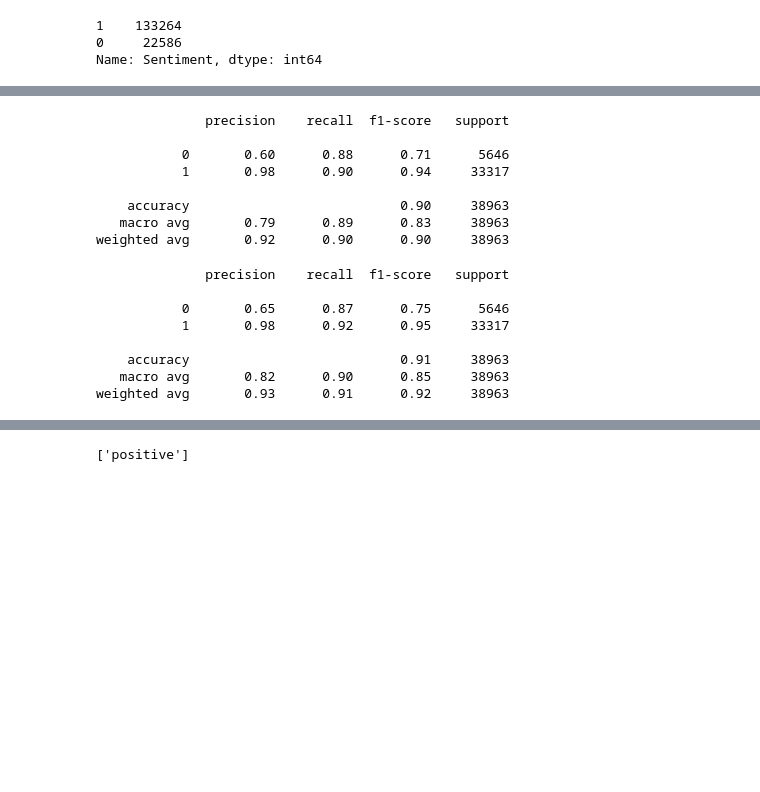
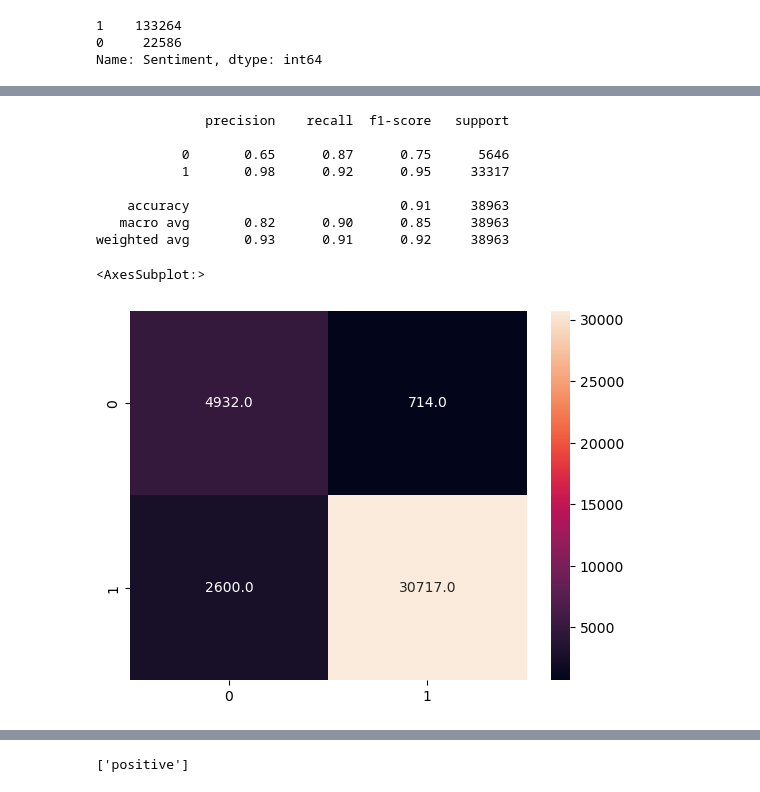
Before and after one commit to The-DigitalAcademy/FlipKart_NLP, a Jupyter notebook: Product_Review.ipynb, the cells around one changed output, grey strips where cells are left out. Saved outputs shown, nothing was run; the diff lists cells and outputs as text; code cells hidden in the pictures; blank space fills up the shorter version.

```diff
--- a/Product_Review.ipynb
+++ b/Product_Review.ipynb
@@ -378,46 +368,28 @@ weighted avg       0.89      0.80      0.82     38963
 # %%
-from sklearn.naive_bayes import MultinomialNB
+from sklearn.linear_model import LogisticRegression
 
 clf = Pipeline([
     ('vectorizer_tfidf', TfidfVectorizer()),
     ('SMOTE', SMOTE(random_state=42)),
-    ('Naive Bayes', MultinomialNB())
+    ('Logistic Regression', LogisticRegression(max_iter=1000))
 ])
-
 clf.fit(X_train, y_train)
 y_pred = clf.predict(X_test)
 
 print(classification_report(y_test, y_pred))
+cm = confusion_matrix(y_test, y_pred)
+sns.heatmap(cm,annot=True,fmt=".1f")
 # %% [output]
               precision    recall  f1-score   support
 
-           0       0.60      0.88      0.71      5646
-           1       0.98      0.90      0.94     33317
+           0       0.65      0.87      0.75      5646
+           1       0.98      0.92      0.95     33317
 
-    accuracy                           0.90     38963
-   macro avg       0.79      0.89      0.83     38963
-weighted avg       0.92      0.90      0.90     38963
+    accuracy                           0.91     38963
+   macro avg       0.82      0.90      0.85     38963
+weighted avg       0.93      0.91      0.92     38963
+<AxesSubplot:>
+[figure, added]
-# %%
-from sklearn.linear_model import LogisticRegression
-
-clf = Pipeline([
-    ('vectorizer_tfidf', TfidfVectorizer()),
-    ('SMOTE', SMOTE(random_state=42)),
-    ('Logistic Regression', LogisticRegression(max_iter=1000))
-])
-clf.fit(X_train, y_train)
-y_pred = clf.predict(X_test)
-
-print(classification_report(y_test, y_pred))
-# %% [output]
-              precision    recall  f1-score   support
-
-           0       0.65      0.87      0.75      5646
-           1       0.98      0.92      0.95     33317
-
-    accuracy                           0.91     38963
-   macro avg       0.82      0.90      0.85     38963
-weighted avg       0.93      0.91      0.92     38963
 # %%
 from sklearn.naive_bayes import MultinomialNB
 from sklearn.ensemble import BaggingClassifier
```
Also changed, not shown: parts of 10 cells of this notebook, 3 other files.
